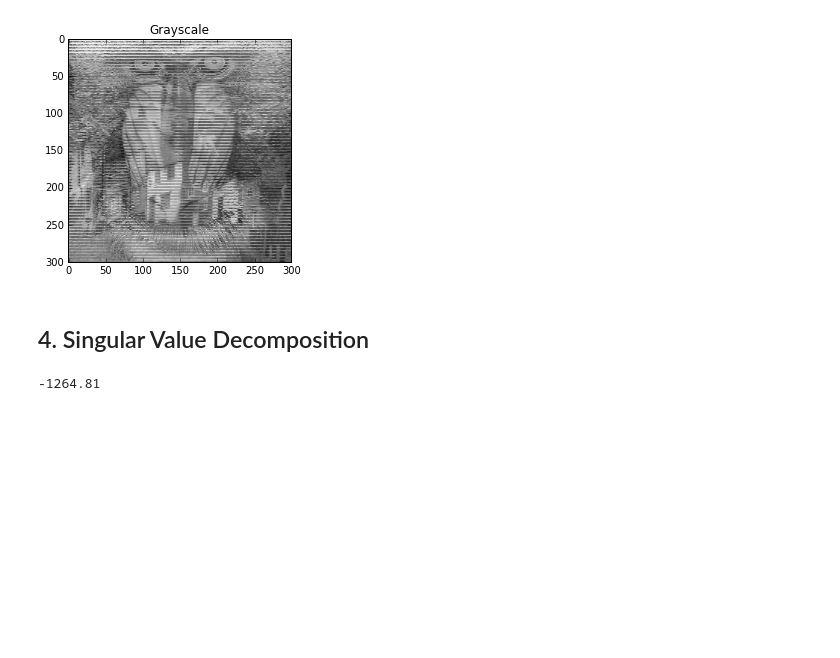
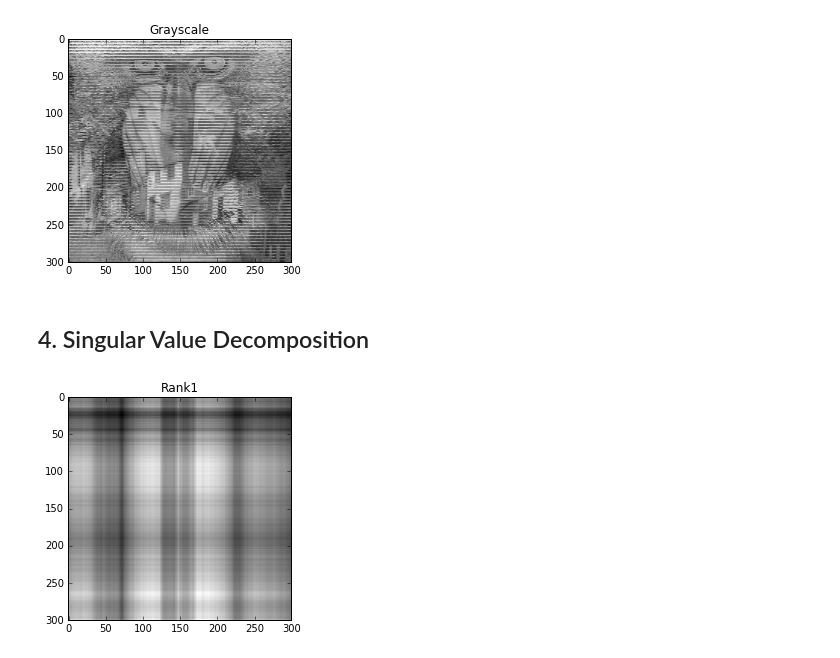
Before and after one commit to gmakarevich-aurora/cv-hw0, a Jupyter notebook: HW0.ipynb, the cells around one changed output. Cells and saved outputs as stored; diff of their text form; code cells hidden in the pictures; blank space fills up the shorter version.

```diff
--- a/HW0.ipynb
+++ b/HW0.ipynb
@@ -274,14 +274,16 @@ U, s, V = np.linalg.svd(img1)
 # %%
 # ===== Problem 4b =====
 # Save and display the best rank 1 approximation
 # of the (grayscale) image1.
 
 rank1approx = None
 
 # BEGIN YOUR CODE HERE
-rank1approx =  s[0] * np.dot(U[0,:], V[0,:].T)
+rank1approx =  s[0] * np.outer(U[:,0], V[0,:])
 
-print(rank1approx)
+plt.title('Rank1')
+plt.imshow(rank1approx, cmap='gray')
+plt.show()
 # END YOUR CODE HERE
 # %% [output]
--1264.81
+[figure, added]
```
Also changed, not shown: parts of 1 cell of this notebook.
